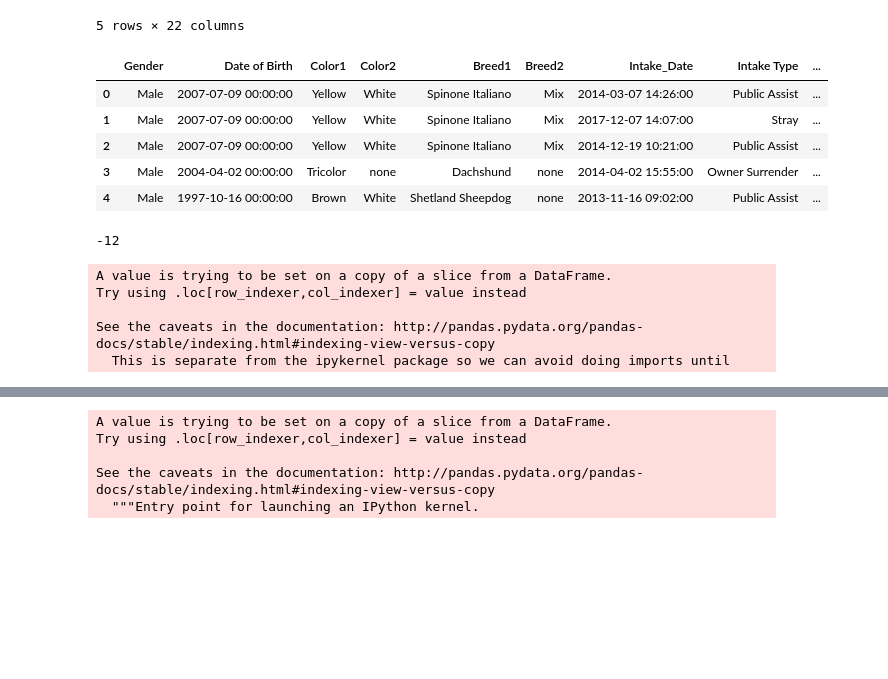
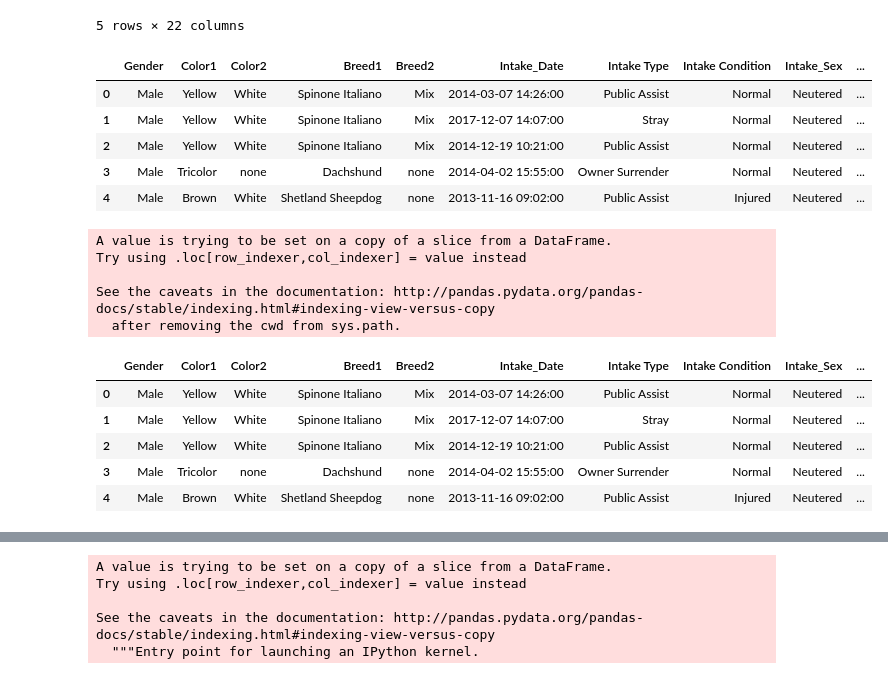
Before and after one commit to DeniseMcK9210/Animal-Adoption, a Jupyter notebook: Preprocessing.ipynb, the cells around one changed output, grey strips where cells are left out. Cells and saved outputs as stored; diff of their text form; code cells hidden in the pictures; blank space fills up the shorter version.

```diff
--- a/Preprocessing.ipynb
+++ b/Preprocessing.ipynb
@@ -17,15 +19,15 @@ df.head()
 5 rows × 22 columns
 # %%
 # drop unecessary columns
-dog_df1 = df[["Gender", "Date of Birth", "Color1", "Color2", "Breed1", "Breed2", "Intake_Date", "Intake Type", "Intake Condition", "Intake_Sex", "Outcome_Date", "Outcome Type", "Outcome_Age_Months", "Outcome_Sex", "AAC_Duration"]]
+dog_df1 = df[["Gender", "Color1", "Color2", "Breed1", "Breed2", "Intake_Date", "Intake Type", "Intake Condition", "Intake_Sex", "Outcome_Date", "Outcome Type", "Outcome_Age_Months", "Outcome_Sex", "AAC_Duration"]]
 dog_df1.head()
 # %% [output]
-|  | Gender | Date of Birth | Color1 | Color2 | Breed1 | Breed2 | Intake_Date | Intake Type | ... |
-| 0 | Male | 2007-07-09 00:00:00 | Yellow | White | Spinone Italiano | Mix | 2014-03-07 14:26:00 | Public Assist | ... |
-| 1 | Male | 2007-07-09 00:00:00 | Yellow | White | Spinone Italiano | Mix | 2017-12-07 14:07:00 | Stray | ... |
-| 2 | Male | 2007-07-09 00:00:00 | Yellow | White | Spinone Italiano | Mix | 2014-12-19 10:21:00 | Public Assist | ... |
-| 3 | Male | 2004-04-02 00:00:00 | Tricolor | none | Dachshund | none | 2014-04-02 15:55:00 | Owner Surrender | ... |
-| 4 | Male | 1997-10-16 00:00:00 | Brown | White | Shetland Sheepdog | none | 2013-11-16 09:02:00 | Public Assist | ... |
+|  | Gender | Color1 | Color2 | Breed1 | Breed2 | Intake_Date | Intake Type | Intake Condition | Intake_Sex | ... |
+| 0 | Male | Yellow | White | Spinone Italiano | Mix | 2014-03-07 14:26:00 | Public Assist | Normal | Neutered | ... |
+| 1 | Male | Yellow | White | Spinone Italiano | Mix | 2017-12-07 14:07:00 | Stray | Normal | Neutered | ... |
+| 2 | Male | Yellow | White | Spinone Italiano | Mix | 2014-12-19 10:21:00 | Public Assist | Normal | Neutered | ... |
+| 3 | Male | Tricolor | none | Dachshund | none | 2014-04-02 15:55:00 | Owner Surrender | Normal | Neutered | ... |
+| 4 | Male | Brown | White | Shetland Sheepdog | none | 2013-11-16 09:02:00 | Public Assist | Injured | Neutered | ... |
 # %%
 # Get min and max of Outcome_Age_Months column
 dog_df1["Outcome_Age_Months"].max()
@@ -33,15 +35,3 @@ dog_df1["Outcome_Age_Months"].min()
 
 # Drop AAC_Duration, and Outcome_Age_Months rows with negative values
 dog_df2 = dog_df1[dog_df1["Outcome_Age_Months"] >=0]
-# %% [output]
--12
-# %%
-#dog_df1["AAC_Duration"].apply()
-
-dog_df1["AAC_Duration_Clean"] = pd.to_timedelta(dog_df1["AAC_Duration"])
-# %% [output]
-A value is trying to be set on a copy of a slice from a DataFrame.
-Try using .loc[row_indexer,col_indexer] = value instead
-
-See the caveats in the documentation: http://pandas.pydata.org/pandas-docs/stable/indexing.html#indexing-view-versus-copy
-  This is separate from the ipykernel package so we can avoid doing imports until
@@ -50,3 +38,23 @@ from datetime import datetime as dt
+# %%
+#convert Outcome date column to month
+type(dog_df2.Outcome_Date[0])
+dog_df2.Outcome_Date = pd.to_datetime(dog_df2.Outcome_Date)
+dog_df2['Outcome_Date_Month'] = dog_df2.Outcome_Date.dt.month
+
+#print result
+dog_df2.head()
+# %% [output]
+A value is trying to be set on a copy of a slice from a DataFrame.
+Try using .loc[row_indexer,col_indexer] = value instead
+
+See the caveats in the documentation: http://pandas.pydata.org/pandas-docs/stable/indexing.html#indexing-view-versus-copy
+  after removing the cwd from sys.path.
+|  | Gender | Color1 | Color2 | Breed1 | Breed2 | Intake_Date | Intake Type | Intake Condition | Intake_Sex | ... |
+| 0 | Male | Yellow | White | Spinone Italiano | Mix | 2014-03-07 14:26:00 | Public Assist | Normal | Neutered | ... |
+| 1 | Male | Yellow | White | Spinone Italiano | Mix | 2017-12-07 14:07:00 | Stray | Normal | Neutered | ... |
+| 2 | Male | Yellow | White | Spinone Italiano | Mix | 2014-12-19 10:21:00 | Public Assist | Normal | Neutered | ... |
+| 3 | Male | Tricolor | none | Dachshund | none | 2014-04-02 15:55:00 | Owner Surrender | Normal | Neutered | ... |
+| 4 | Male | Brown | White | Shetland Sheepdog | none | 2013-11-16 09:02:00 | Public Assist | Injured | Neutered | ... |
 # %%
 def td_cleaner2(timed):
     seconds = timed.total_seconds()
```
Also changed, not shown: parts of 12 cells of this notebook, 2 other files.
